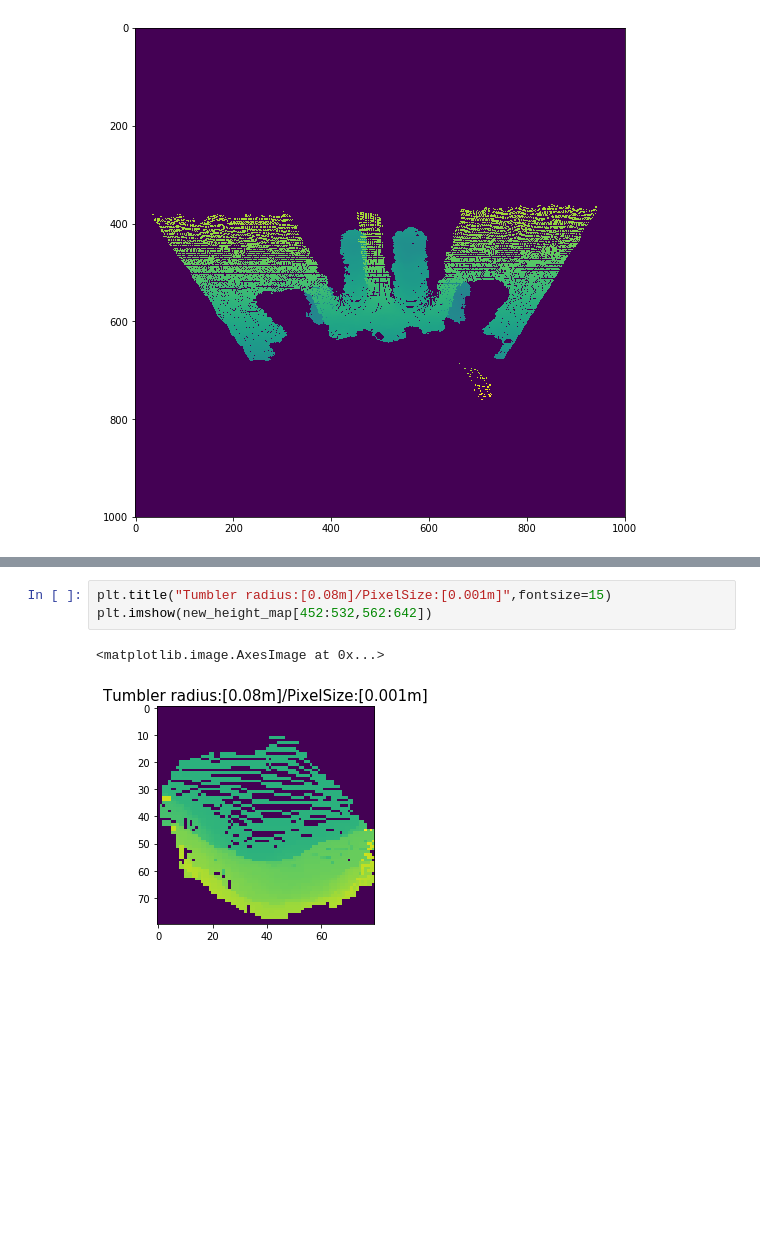
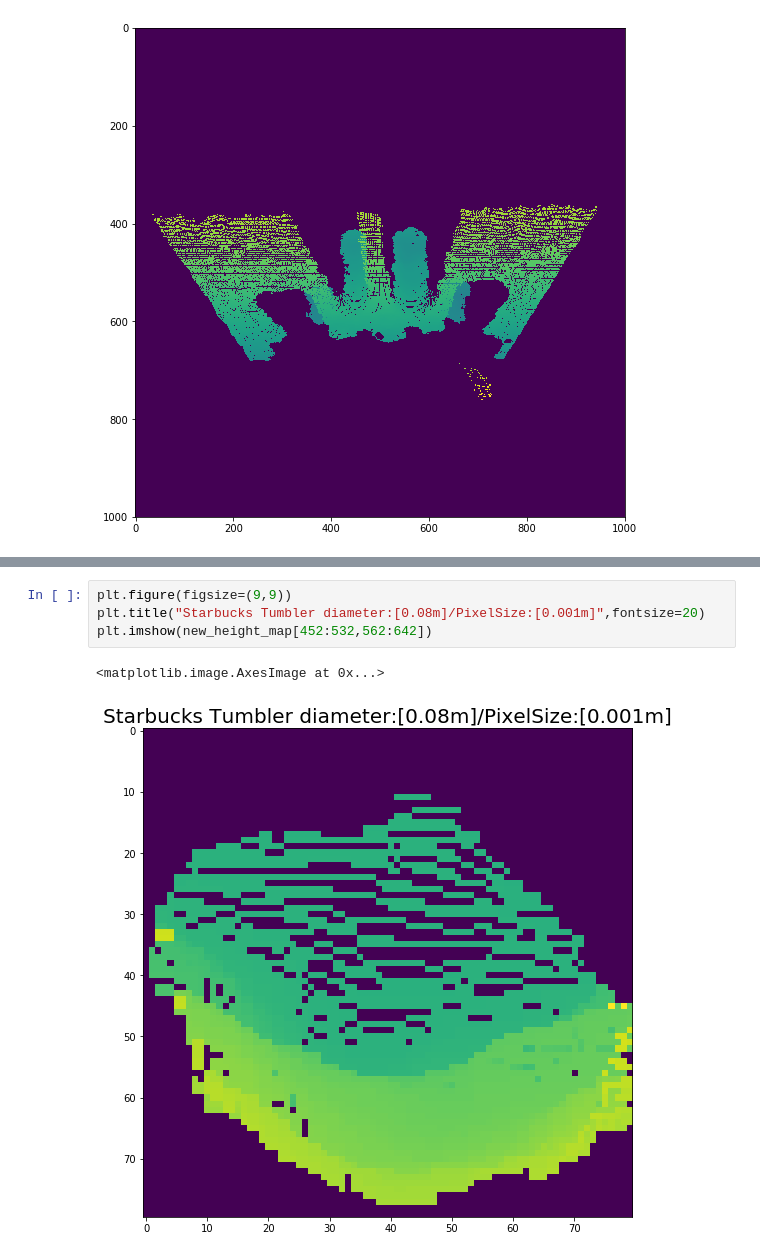
Before and after one commit to park-sangbeom/kinematics-usage, a Jupyter notebook: code/demo/demo_projection.ipynb, the cells around one changed output, grey strips where cells are left out. Cells and saved outputs as stored; diff of their text form; blank space fills up the shorter version.

```diff
--- a/code/demo/demo_projection.ipynb
+++ b/code/demo/demo_projection.ipynb
@@ -329,8 +329,9 @@ plt.imshow(new_height_map)
 [figure]
 [figure]
 # %%
-plt.title("Tumbler radius:[0.08m]/PixelSize:[0.001m]",fontsize=15)
+plt.figure(figsize=(9,9))
+plt.title("Starbucks Tumbler diameter:[0.08m]/PixelSize:[0.001m]",fontsize=20)
 plt.imshow(new_height_map[452:532,562:642])
 # %% [output]
 <matplotlib.image.AxesImage at 0x...>
-[figure, old version]
+[figure, new version]
```
Also changed, not shown: parts of 1 cell of this notebook.
